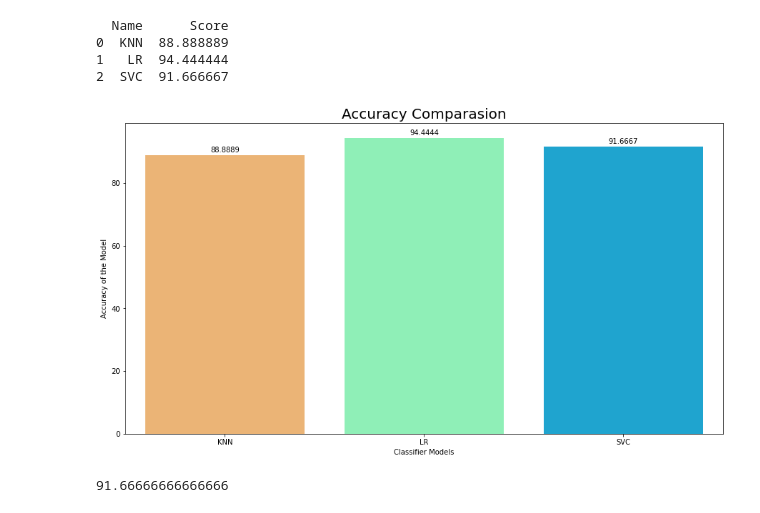
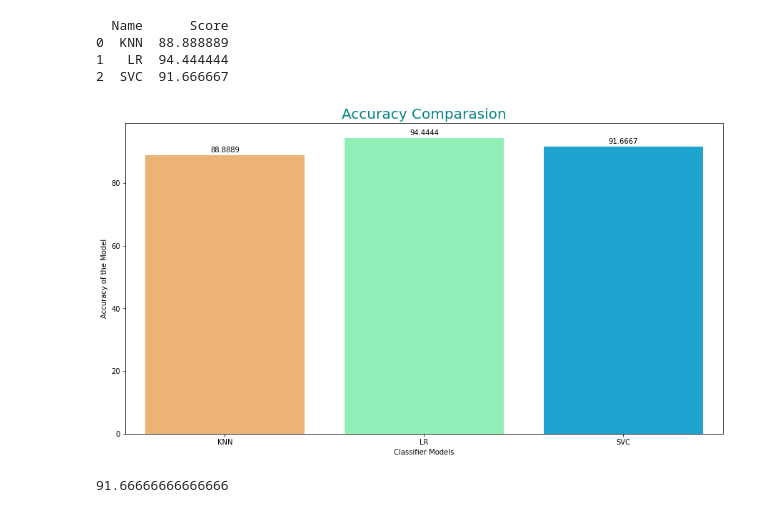
Before and after one commit to Himangshu1086/Flood-Prediction-Unit-Hydrography-and-ML, a Jupyter notebook: Flood_Prediction.ipynb, the cells around one changed output. Saved outputs shown, nothing was run; the diff lists cells and outputs as text; code cells hidden in the pictures.

```diff
--- a/Flood_Prediction.ipynb
+++ b/Flood_Prediction.ipynb
@@ -637,16 +635,16 @@ print(tr_split)
 # %%
 import seaborn as sns
 plt.figure(figsize=(15,8))
 axis = sns.barplot(x = 'Name', y = 'Score', data =tr_split ,palette="rainbow_r")
 axis.set(xlabel='Classifier Models', ylabel='Accuracy of the Model')
-plt.title("Accuracy Comparasion",fontsize="20")
+plt.title("Accuracy Comparasion",fontsize="20",color="teal")
 for p in axis.patches:
     height = p.get_height()
     axis.text(p.get_x() + p.get_width()/2, height + 1, '{:1.4f}'.format(height), ha="center")
 
 plt.show()
 # %% [output]
-[figure, old version]
+[figure, new version]
 # %%
 tr_split['Score'].max()
 # %% [output]
```
Also changed, not shown: parts of 1 cell of this notebook.
